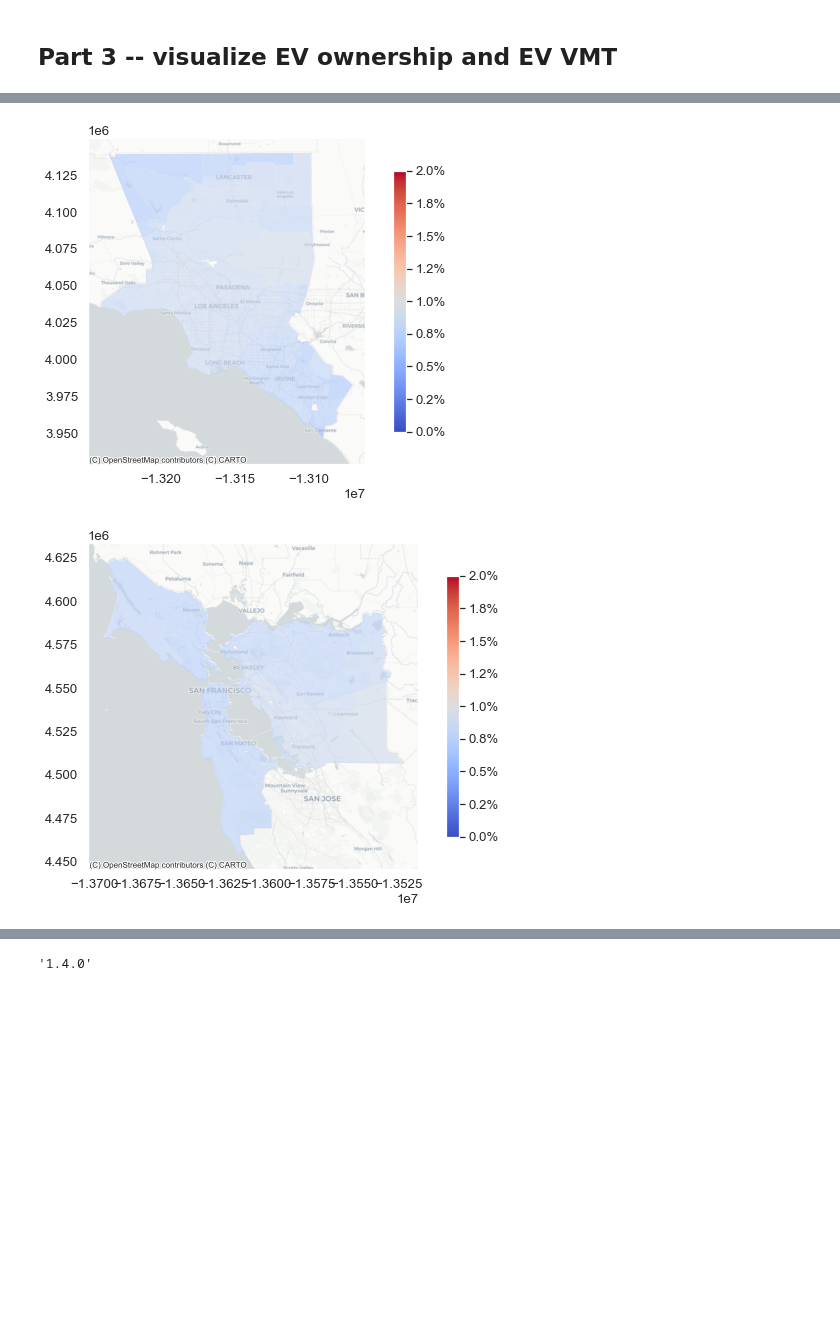
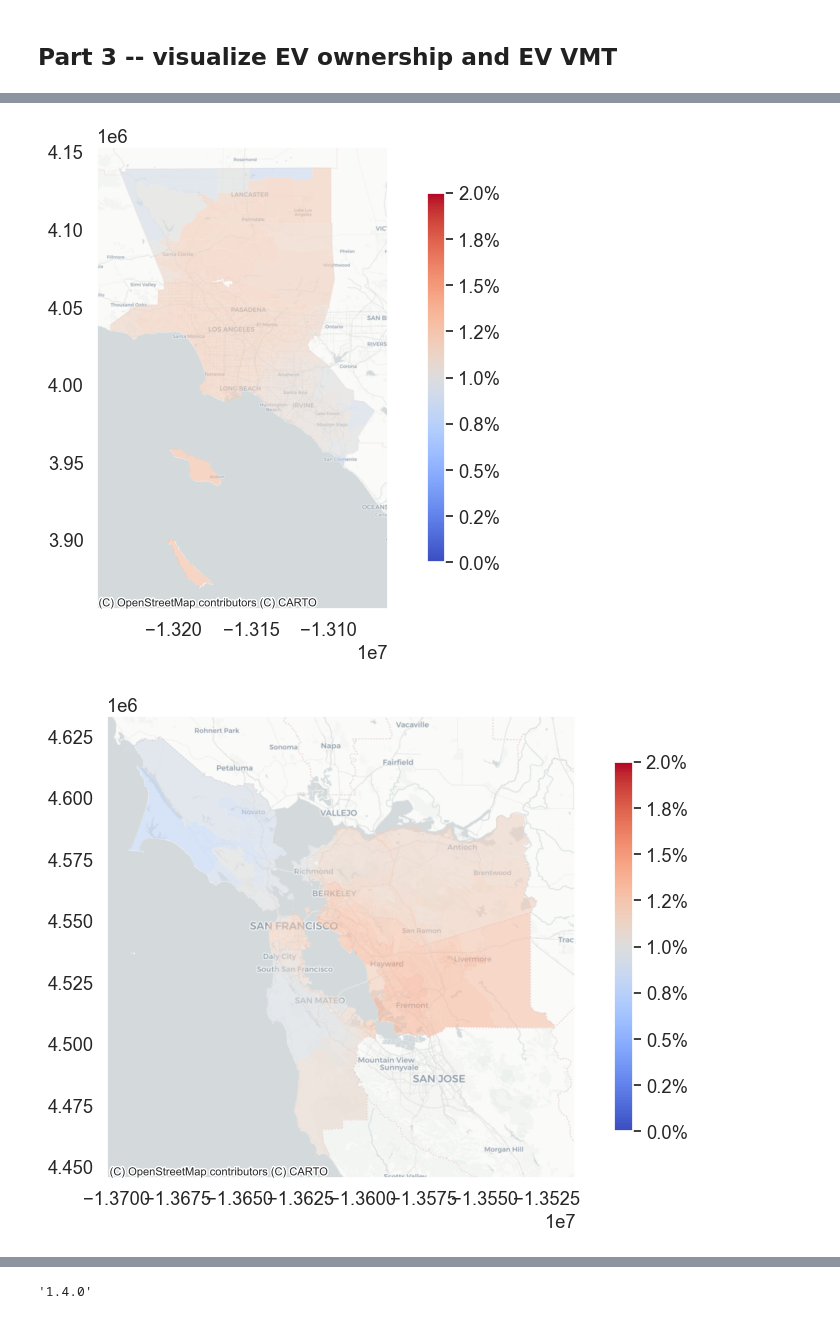
Before and after one commit to arielgatech/BILD_AQ_EV_VMT, a Jupyter notebook: scripts/post_process/TEMPO_GEMS_result_visualization_with_spillover.ipynb, the cells around one changed output, grey strips where cells are left out. Cells and saved outputs as stored; diff of their text form; code cells hidden in the pictures; blank space fills up the shorter version.

```diff
--- a/scripts/post_process/TEMPO_GEMS_result_visualization_with_spillover.ipynb
+++ b/scripts/post_process/TEMPO_GEMS_result_visualization_with_spillover.ipynb
@@ -528,7 +536,7 @@ us_tracts_geojson.head(5)
 | 4 | 01001020500 | Census Tract 205, Autauga County,... | MULTIPOLYGON (((-86.43816 32.4506... | 1001020500 | AL | 33860.0 | Montgomery, AL |
 # %%
 # select data for plotting ev penetration change under scenario
-selected_year = 2030
+selected_year = 2032
 scenario_to_compare = 'NEVI'
 # selected_scenario = 'baseline'
 output_name_comp = 'year_' + str(selected_year) + '_' + scenario_to_compare
@@ -541,7 +549,7 @@ ev_penetration_baseline.loc[:, 'EV_fraction_base'] = \
 ev_penetration_baseline.loc[:, 'EV_count'] / \
 ev_penetration_baseline.loc[:, 'Total']
 
-ev_penetration_baseline = ev_penetration_baseline[['home_GEOID', 'NEVI_DAC',
+ev_penetration_baseline = ev_penetration_baseline[['home_GEOID', 'NEVI_DAC', 'cbsa',
                                                    'EV_fraction_base']]
 
 criteria_2 = (EV_penetration_by_scenario['year'] == selected_year) & \
@@ -606,0 +623,15 @@ plt.savefig('Plot/PNW/three_states_map_EV_frac_delta_' + \
+# %%
+# Plot baseline EV adoption
+tracts_with_EV_diff.loc[:, 'EV_fraction_base'] *= 100
+ax = tracts_with_EV_diff.plot(figsize = (10,12),
+                              column = 'EV_fraction_base',
+                              cmap='coolwarm',
+                            alpha = 0.6, vmin = 20, vmax = 40,
+                              linewidth=0.01, legend=True,
+                                legend_kwds = {'shrink': 0.8, 'format': '%.1f%%'})
+# tracts_with_EV_diff.plot(ax = ax, facecolor = "none",
+#                          edgecolor='navy', lw=0.03)
+cx.add_basemap(ax, source = cx.providers.CartoDB.Positron)
+ax.grid(False)
+plt.savefig('Plot/PNW/three_states_map_EV_frac_base_' + \
+            output_name_comp + '.png', dpi = 200)
@@ -637,7 +670,7 @@ for cbsa in selected_cbsas:
 # %%
 # plot EV VMT penetration change under aggregisve scenario
 # select data for plotting
-selected_year = 2030
+selected_year = 2032
 scenario_to_compare = 'NEVI'
 # selected_scenario = 'baseline'
 output_name_comp = 'year_' + str(selected_year) + '_' + scenario_to_compare
@@ -645,8 +678,8 @@ output_name_comp = 'year_' + str(selected_year) + '_' + scenario_to_compare
 criteria_1 = (EV_VMT_by_scenario['year'] == selected_year) & \
 (EV_VMT_by_scenario['type'] == 'Baseline') & (EV_VMT_by_scenario['VMT'] >= 5)
 ev_vmt_baseline = EV_VMT_by_scenario.loc[criteria_1]
-ev_vmt_baseline = ev_vmt_baseline[['thru_GEOID', 'NEVI_DAC', 'BEV_VMT_fraction']]
-ev_vmt_baseline.columns = ['thru_GEOID', 'DACSTS', 'BEV_VMT_fraction_base']
+ev_vmt_baseline = ev_vmt_baseline[['thru_GEOID', 'NEVI_DAC', 'cbsa', 'BEV_VMT_fraction']]
+ev_vmt_baseline.columns = ['thru_GEOID', 'DACSTS', 'cbsa', 'BEV_VMT_fraction_base']
 
 criteria_2 = (EV_VMT_by_scenario['year'] == selected_year) & \
 (EV_VMT_by_scenario['type'] == scenario_to_compare) & (EV_VMT_by_scenario['VMT'] >= 5)
@@ -699,0 +733,15 @@ plt.savefig('Plot/PNW/three_states_map_EV_VMT_frac_delta_' + \
+# %%
+# Plot baseline EV VMT penetration
+#tracts_with_EV_diff.loc[:, 'BEV_VMT_fraction_base'] *= 100
+ax = tracts_with_EV_diff.plot(figsize = (10,12),
+                              column = 'BEV_VMT_fraction_base',
+                              cmap='coolwarm',
+                            alpha = 0.6, vmin = 20, vmax = 40,
+                              linewidth=0.01, legend=True,
+                                legend_kwds = {'shrink': 0.6, 'format': '%.1f%%'})
+# tracts_with_EV_diff.plot(ax = ax, facecolor = "none",
+#                          edgecolor='navy', lw=0.03)
+cx.add_basemap(ax, source = cx.providers.CartoDB.Positron)
+ax.grid(False)
+plt.savefig('Plot/PNW/three_states_map_EV_VMT_frac_base_' + \
+            output_name_comp + '.png', dpi = 200)
@@ -700,19 +750,19 @@ plt.savefig('Plot/PNW/three_states_map_EV_VMT_frac_delta_' + \
 # %%
 # plot EV VMT penetration change under aggregisve scenario - LA Region
 # selected_cbsas = [26420, 19100, 12420] # Houston, Dallas, Austin
 selected_cbsas = [31080, 41860, 38900, 42660] # LA, SF, Portland, Seattle
 for cbsa in selected_cbsas:
     regional_tracts_with_EV_diff = \
     tracts_with_EV_diff.loc[tracts_with_EV_diff['cbsa'] == cbsa]
     ax = regional_tracts_with_EV_diff.plot(figsize = (10,6),
                                   column = 'EV_vmt_fraction_diff', cmap='coolwarm',
                                 alpha = 0.6, vmin = 0, vmax = 2, linewidth=0.01,
                                   legend=True,
                                 legend_kwds = {'shrink': 0.8, 'format': '%.1f%%'})
     cx.add_basemap(ax, source = cx.providers.CartoDB.Positron)
     ax.grid(False)
     plt.savefig('Plot/PNW/region_' + str(cbsa) + \
-                '_EV_VMT_frac_delta_' + output_name_comp + '_no_spillover.png', dpi = 200)
+                '_EV_VMT_frac_delta_' + output_name_comp + '.png', dpi = 200)
 # %% [output]
-[figure, old version]
+[figure, new version]
-[figure, old version]
+[figure, new version]
```
Also changed, not shown: parts of 18 cells of this notebook, 6 other files.
